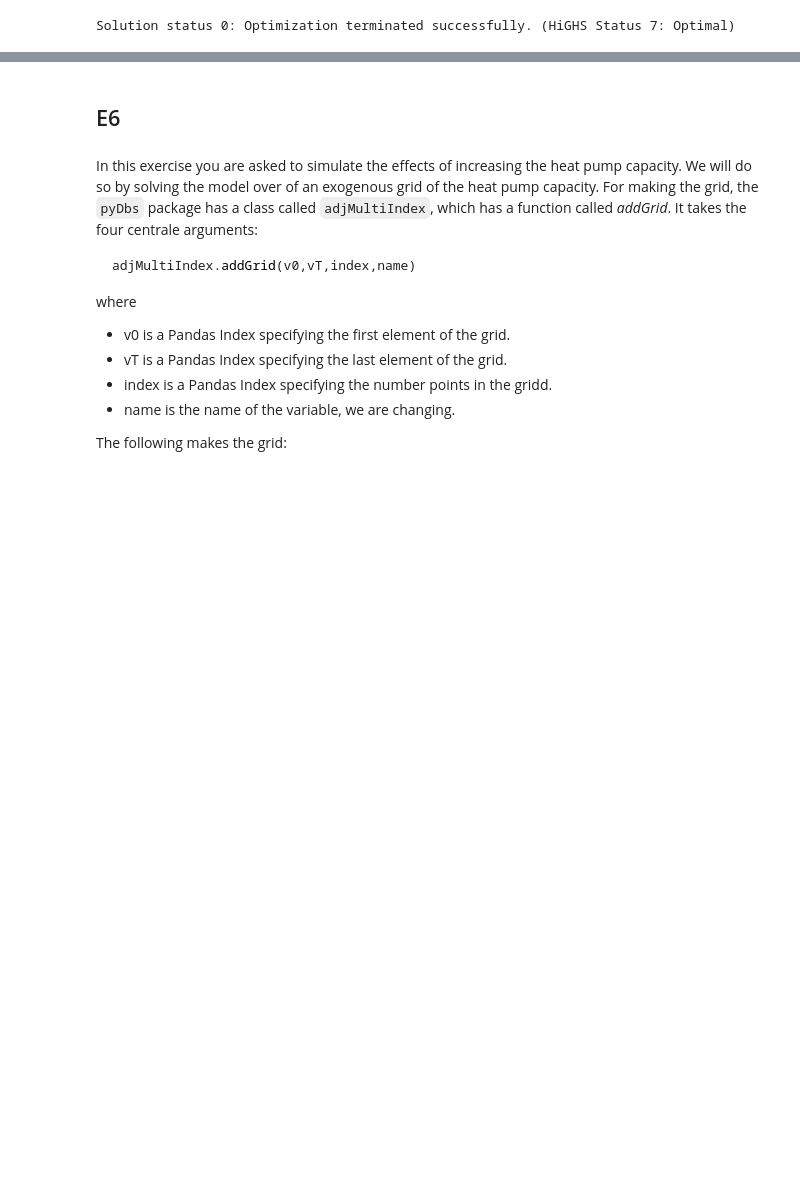
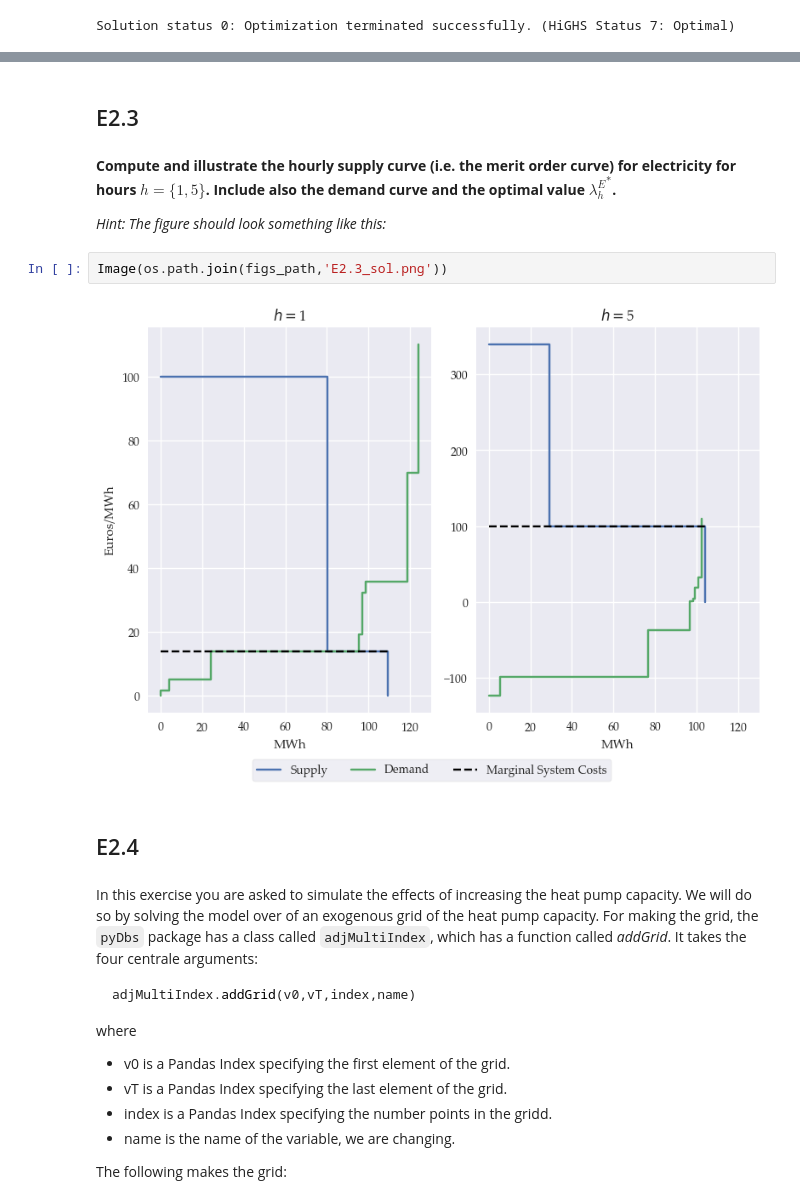
Before and after one commit to ChampionApe/EnergyEconomicsE2023, a Jupyter notebook: Exercises/E41/E41.ipynb, the cells around one changed output, grey strips where cells are left out. Cells and saved outputs as stored; diff of their text form; blank space fills up the shorter version.

```diff
--- a/Exercises/E41/E41.ipynb
+++ b/Exercises/E41/E41.ipynb
@@ -185,5 +236,15 @@ fig.tight_layout()
+# %% [markdown]
+## E2.3
+# %% [markdown]
+__Compute and illustrate the hourly supply curve (i.e. the merit order curve) for electricity for hours $h=\{1,5\}$. Include also the demand curve and the optimal value ${\lambda^E_h}^*$.__
+
+*Hint: The figure should look something like this:*
+# %%
+Image(os.path.join(figs_path,'E2.3_sol.png'))
+# %% [output]
+[figure, added]
 # %% [markdown]
-## E6
+## E2.4
 # %% [markdown]
 In this exercise you are asked to simulate the effects of increasing the heat pump capacity. We will do so by solving the model over of an exogenous grid of the heat pump capacity. For making the grid, the `pyDbs` package has a class called `adjMultiIndex`, which has a function called _addGrid_. It takes the four centrale arguments:
 
```
Also changed, not shown: parts of 65 cells of this notebook, 22 other files.
